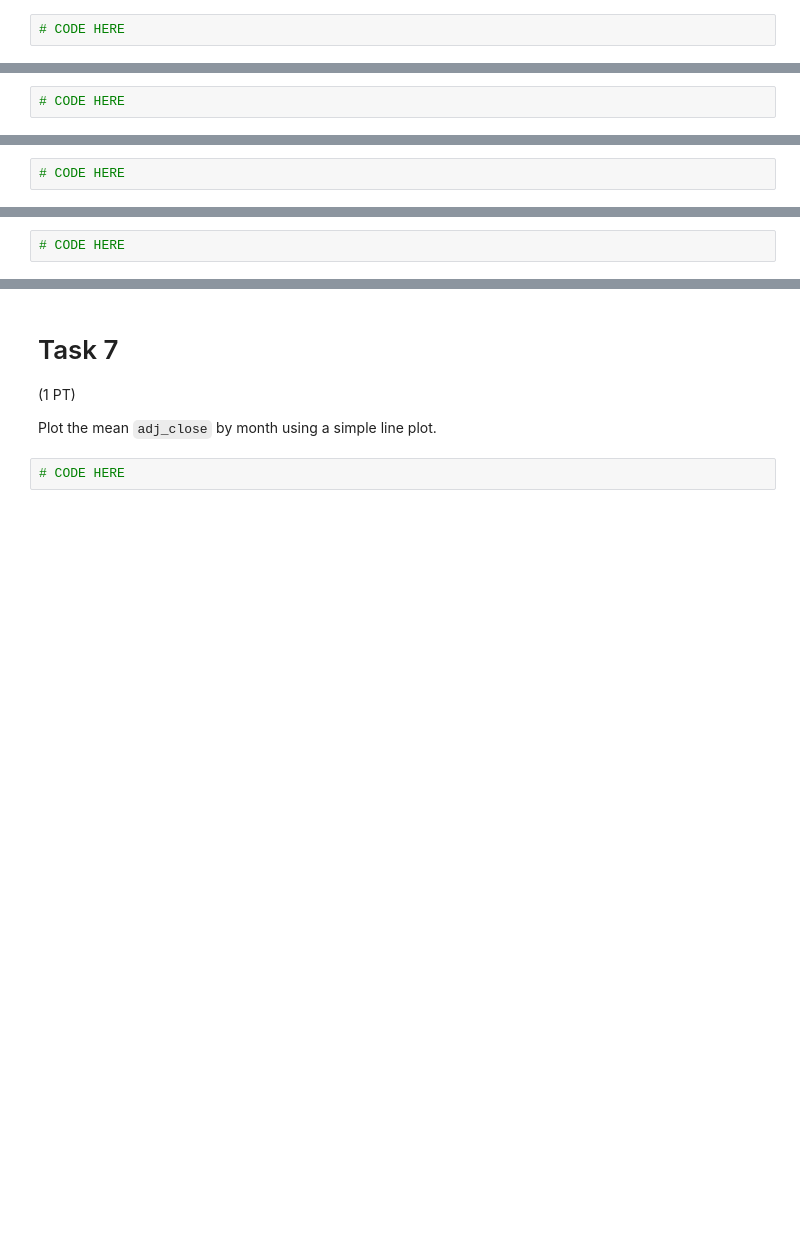
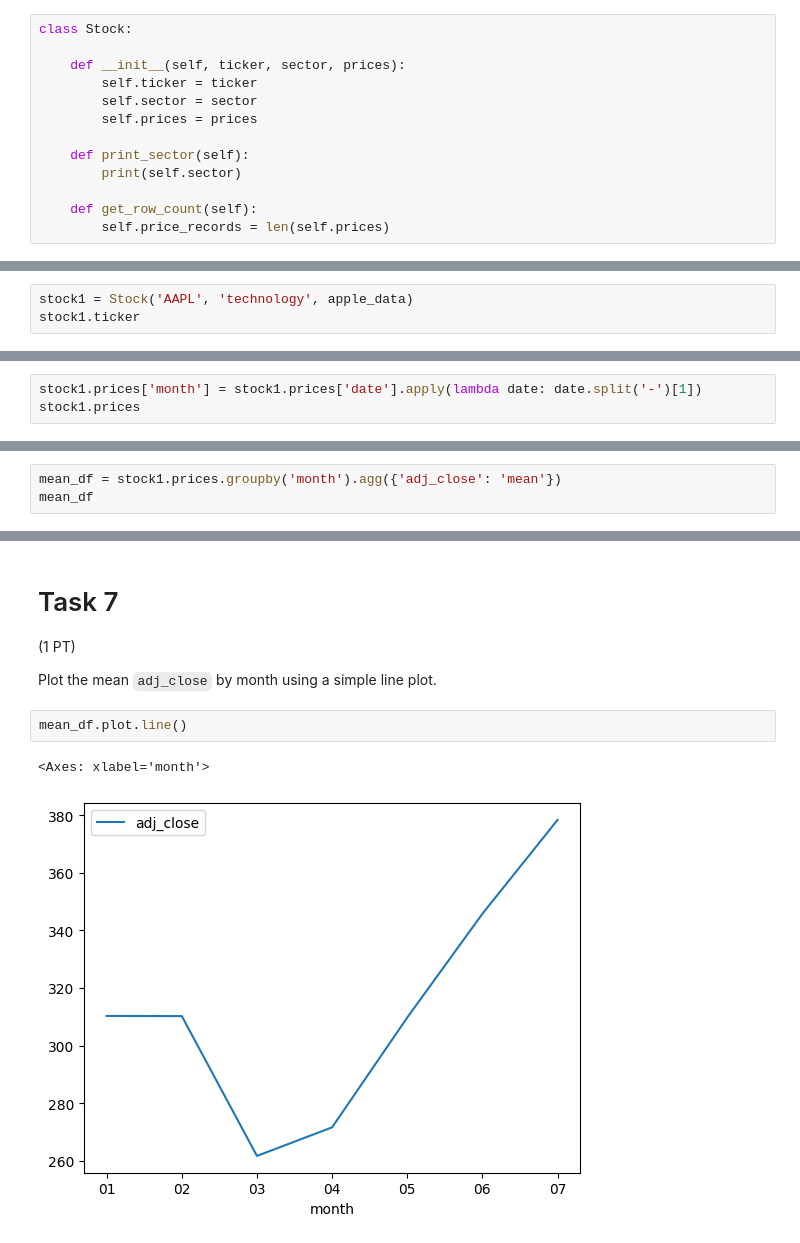
Before and after one commit to hyounce/DS5100-Programming-for-Data-Science, a Jupyter notebook: lessons/M07/hw07.ipynb, the cells around one changed output, grey strips where cells are left out. Cells and saved outputs as stored; diff of their text form; blank space fills up the shorter version.

```diff
--- a/lessons/M07/hw07.ipynb
+++ b/lessons/M07/hw07.ipynb
@@ -66,7 +66,18 @@ Define a class with these features:
 - `get_row_count` to count the number of rows in the price dataframe. Set an attribute "price_records" equal to this count.
 -`__init__` to build objects. Initialize with the three attribute values passed to the constructor.
 # %%
-# CODE HERE
+class Stock:
+
+    def __init__(self, ticker, sector, prices):
+        self.ticker = ticker
+        self.sector = sector
+        self.prices = prices
+
+    def print_sector(self):
+        print(self.sector)
+
+    def get_row_count(self):
+        self.price_records = len(self.prices)
 # %% [markdown]
 # Task 2
 
@@ -79,4 +90,5 @@ Create an instance of your class with the these initial values:
 
 Then Use the dot operator to print the stock's ticker.
 # %%
-# CODE HERE
+stock1 = Stock('AAPL', 'technology', apple_data)
+stock1.ticker
@@ -107,4 +126,5 @@ Add a new column called `'month'` to the `prices` attribute and put the month nu
 
 Hint: You can use `.apply()` with a lambda function to split the month string and keep the second element.
 # %%
-# CODE HERE
+stock1.prices['month'] = stock1.prices['date'].apply(lambda date: date.split('-')[1])
+stock1.prices
@@ -115,4 +149,5 @@ Hint: You can use `.apply()` with a lambda function to split the month string an
 
 Use `.groupby()` to compute the mean `adj_close` by month. Save your result is a dataframe, not a series.
 # %%
-# CODE HERE
+mean_df = stock1.prices.groupby('month').agg({'adj_close': 'mean'})
+mean_df
@@ -126,4 +172,7 @@ Use `.groupby()` to compute the mean `adj_close` by month. Save your result is a
 
 Plot the mean `adj_close` by month using a simple line plot.
 # %%
-# CODE HERE
+mean_df.plot.line()
+# %% [output]
+<Axes: xlabel='month'>
+[figure, added]
```
Also changed, not shown: parts of 9 cells of this notebook.
